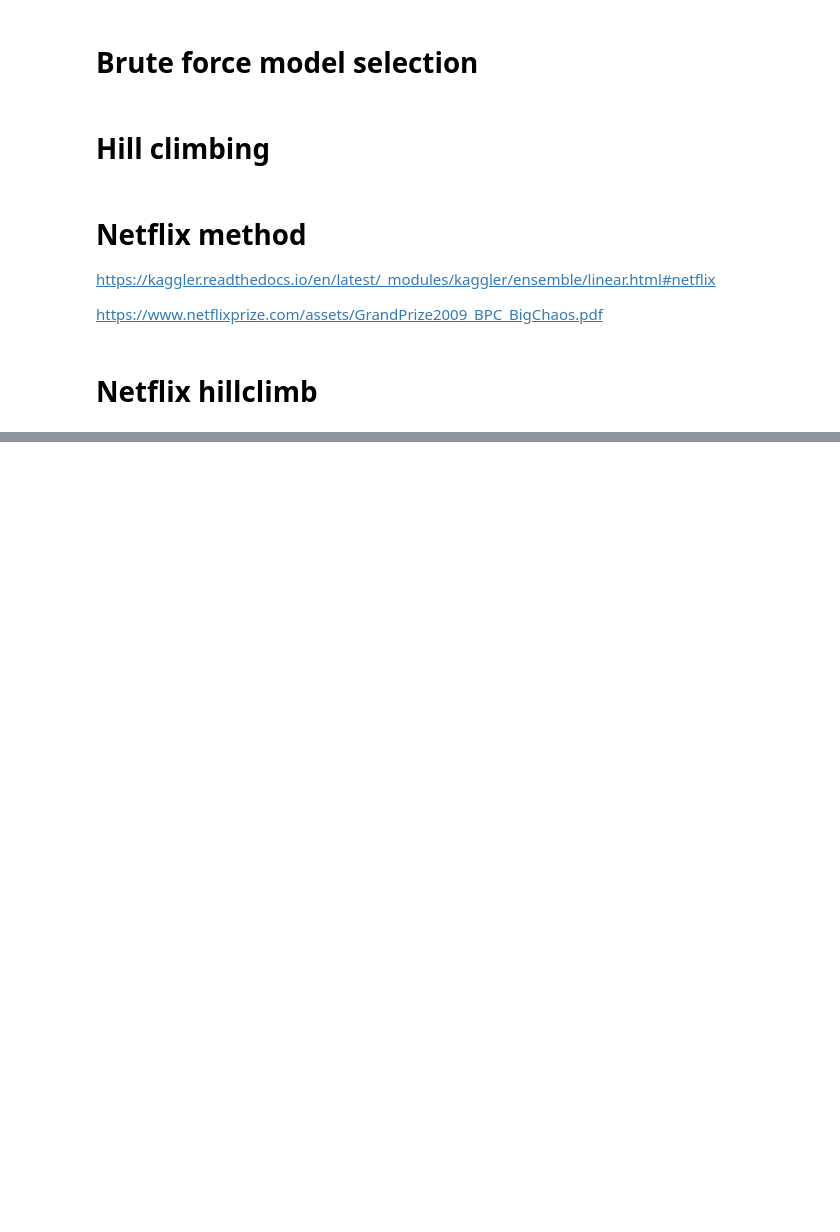
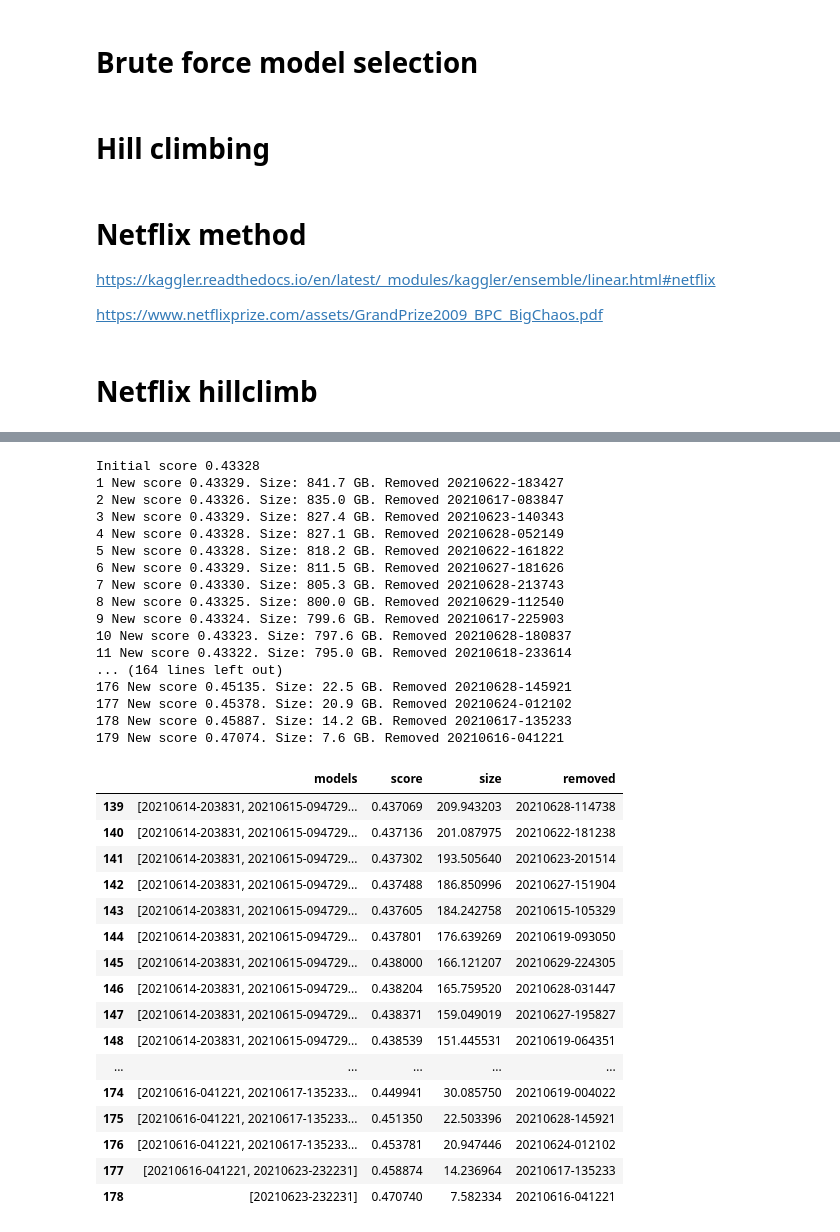
Before and after one commit to Anjum48/commonlitreadabilityprize, a Jupyter notebook: notebooks/stacking.ipynb, the cells around one changed output, grey strips where cells are left out. Saved outputs shown, nothing was run; the diff lists cells and outputs as text; code cells hidden in the pictures; blank space fills up the shorter version.

```diff
--- a/notebooks/stacking.ipynb
+++ b/notebooks/stacking.ipynb
@@ -416,6 +451,17 @@ def averaging(X, y):
 def get_size(folder):
     # Ubuntu uses 1000**3, Kaggle use 1024**3
     return sum(f.stat().st_size for f in (OUTPUT_PATH / folder).rglob('*') if f.is_file()) / 1024**3
+
+
+def get_model_name(folder):
+    for f in (OUTPUT_PATH / folder).rglob('*.yaml'):
+        with open(f, "r") as ymlfile:
+            cfg = yaml.load(ymlfile, Loader=yaml.FullLoader)
+            return cfg["model_name"]
+
+
+def get_rmse(folder):
+    return np.sqrt(mean_squared_error(oofs[folder], oofs["target"]))
 # %%
 # candidates = model_folders.copy()
 
@@ -720,0 +833,57 @@ https://www.kaggle.com/anjum48/commonlitreadabilityprize-20210622-152356
+# %%
+def score_helper(columns):
+    return get_nf_score(oofs[columns], cv=False)
+
+candidates = model_folders.copy()
+history = []
+score = get_nf_score(oofs[candidates], oofs["target"])
+
+print(f"Initial score {score:0.5f}")
+
+while len(candidates) > 1:
+    trial_candidates = [candidates[:i] + candidates[i+1:] for i, _ in enumerate(candidates)]
+    scores = [score_helper(tc) for tc in trial_candidates]
+    removed = candidates[np.argmin(scores)]
+    del candidates[np.argmin(scores)]
+    score = get_nf_score(oofs[candidates], oofs["target"])
+    size = np.sum([get_size(c) for c in candidates])
+    history.append({"models": candidates.copy(), "score": score, "size": size, "removed": removed})
+    print(f"{len(history)} New score {score:0.5f}. Size: {size:0.1f} GB. Removed {removed}")
+
+history = pd.DataFrame(history)
+history.tail(40)
+# %% [output]
+Initial score 0.43328
+1 New score 0.43329. Size: 841.7 GB. Removed 20210622-183427
+2 New score 0.43326. Size: 835.0 GB. Removed 20210617-083847
+3 New score 0.43329. Size: 827.4 GB. Removed 20210623-140343
+4 New score 0.43328. Size: 827.1 GB. Removed 20210628-052149
+5 New score 0.43328. Size: 818.2 GB. Removed 20210622-161822
+6 New score 0.43329. Size: 811.5 GB. Removed 20210627-181626
+7 New score 0.43330. Size: 805.3 GB. Removed 20210628-213743
+8 New score 0.43325. Size: 800.0 GB. Removed 20210629-112540
+9 New score 0.43324. Size: 799.6 GB. Removed 20210617-225903
+10 New score 0.43323. Size: 797.6 GB. Removed 20210628-180837
+11 New score 0.43322. Size: 795.0 GB. Removed 20210618-233614
+... (164 lines left out)
+176 New score 0.45135. Size: 22.5 GB. Removed 20210628-145921
+177 New score 0.45378. Size: 20.9 GB. Removed 20210624-012102
+178 New score 0.45887. Size: 14.2 GB. Removed 20210617-135233
+179 New score 0.47074. Size: 7.6 GB. Removed 20210616-041221
+|  | models | score | size | removed |
+| 139 | [20210614-203831, 20210615-094729... | 0.437069 | 209.943203 | 20210628-114738 |
+| 140 | [20210614-203831, 20210615-094729... | 0.437136 | 201.087975 | 20210622-181238 |
+| 141 | [20210614-203831, 20210615-094729... | 0.437302 | 193.505640 | 20210623-201514 |
+| 142 | [20210614-203831, 20210615-094729... | 0.437488 | 186.850996 | 20210627-151904 |
+| 143 | [20210614-203831, 20210615-094729... | 0.437605 | 184.242758 | 20210615-105329 |
+| 144 | [20210614-203831, 20210615-094729... | 0.437801 | 176.639269 | 20210619-093050 |
+| 145 | [20210614-203831, 20210615-094729... | 0.438000 | 166.121207 | 20210629-224305 |
+| 146 | [20210614-203831, 20210615-094729... | 0.438204 | 165.759520 | 20210628-031447 |
+| 147 | [20210614-203831, 20210615-094729... | 0.438371 | 159.049019 | 20210627-195827 |
+| 148 | [20210614-203831, 20210615-094729... | 0.438539 | 151.445531 | 20210619-064351 |
+| ... | ... | ... | ... | ... |
+| 174 | [20210616-041221, 20210617-135233... | 0.449941 | 30.085750 | 20210619-004022 |
+| 175 | [20210616-041221, 20210617-135233... | 0.451350 | 22.503396 | 20210628-145921 |
+| 176 | [20210616-041221, 20210617-135233... | 0.453781 | 20.947446 | 20210624-012102 |
+| 177 | [20210616-041221, 20210623-232231] | 0.458874 | 14.236964 | 20210617-135233 |
+| 178 | [20210623-232231] | 0.470740 | 7.582334 | 20210616-041221 |
```
Also changed, not shown: parts of 24 cells of this notebook, 1 other file.
